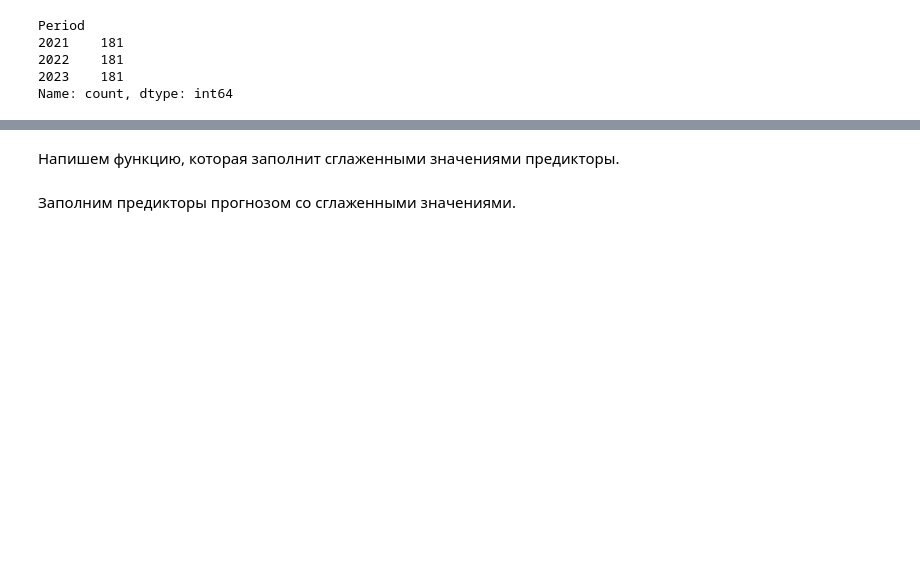
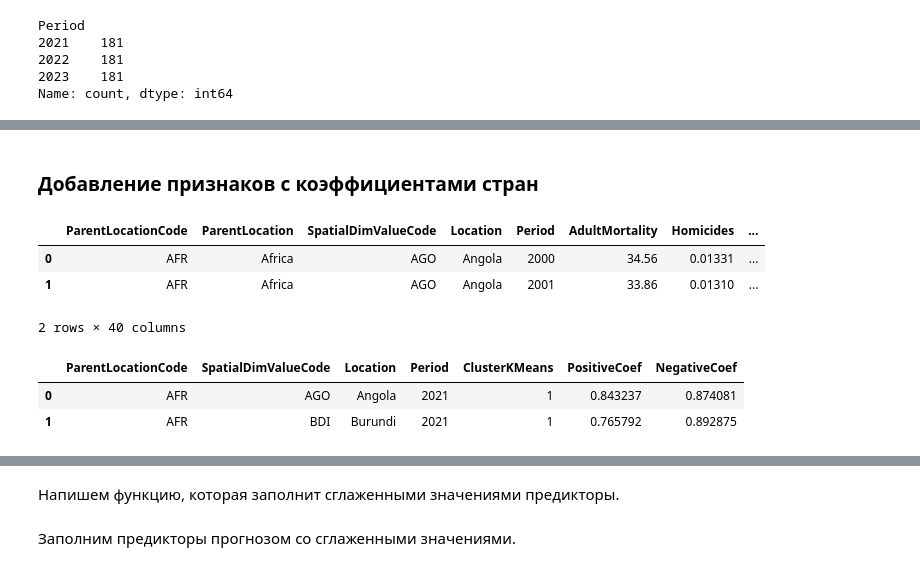
Before and after one commit to experiment0/sf_data_science, a Jupyter notebook: project_9/06_production/01_main.ipynb, the cells around one changed output, grey strips where cells are left out. Drawn from its saved outputs; the diff is of its cells as text; code cells hidden in the pictures; blank space fills up the shorter version.

```diff
--- a/project_9/06_production/01_main.ipynb
+++ b/project_9/06_production/01_main.ipynb
@@ -185,0 +158,41 @@ future_data.head()
+# %% [markdown]
+### Добавление признаков с коэффициентами стран
+# %%
+# Признаки, которые не будут участвовать в создании коэффициентов.
+# Подробнее о причинах исключения эти признаков написано здесь ../03_eda/03_clustering.ipynb
+columns_to_exclude = [
+    F.Period.value,
+    F.Population.value,
+    F.AlcoholСonsumption.value,
+    F.BmiAdultOverweight25.value,
+    F.BmiAdultOverweight30.value,
+    F.BmiChildOverweight1.value,
+    F.BmiTeenagerOverweight1.value,
+    F.BmiChildOverweight2.value,
+    F.BmiTeenagerOverweight2.value,
+    F.AdultNcdMortality061.value,
+    F.AdultNcdMortality080.value,#
+    F.AdultNcdMortalitySum.value,
+    F.AdultNcdMortality110.value,
+    F.AdultNcdMortality117.value,
+]
+
+# Создаем объект класса для добавления коэффициентов
+coefs_creater = LocationCoef(columns_to_exclude)
+# Обучаем на текущих данных
+coefs_creater.fit(data)
+
+# Добавляем коэффициенты в текущие и будущие данные
+data = coefs_creater.transform(data)
+future_data = coefs_creater.transform(future_data)
+
+display(data.head(2))
+display(future_data.head(2))
+# %% [output]
+|  | ParentLocationCode | ParentLocation | SpatialDimValueCode | Location | Period | AdultMortality | Homicides | ... |
+| 0 | AFR | Africa | AGO | Angola | 2000 | 34.56 | 0.01331 | ... |
+| 1 | AFR | Africa | AGO | Angola | 2001 | 33.86 | 0.01310 | ... |
+2 rows × 40 columns
+|  | ParentLocationCode | SpatialDimValueCode | Location | Period | ClusterKMeans | PositiveCoef | NegativeCoef |
+| 0 | AFR | AGO | Angola | 2021 | 1 | 0.843237 | 0.874081 |
+| 1 | AFR | BDI | Burundi | 2021 | 1 | 0.765792 | 0.892875 |
```
Also changed, not shown: parts of 26 cells of this notebook, 5 other files.
